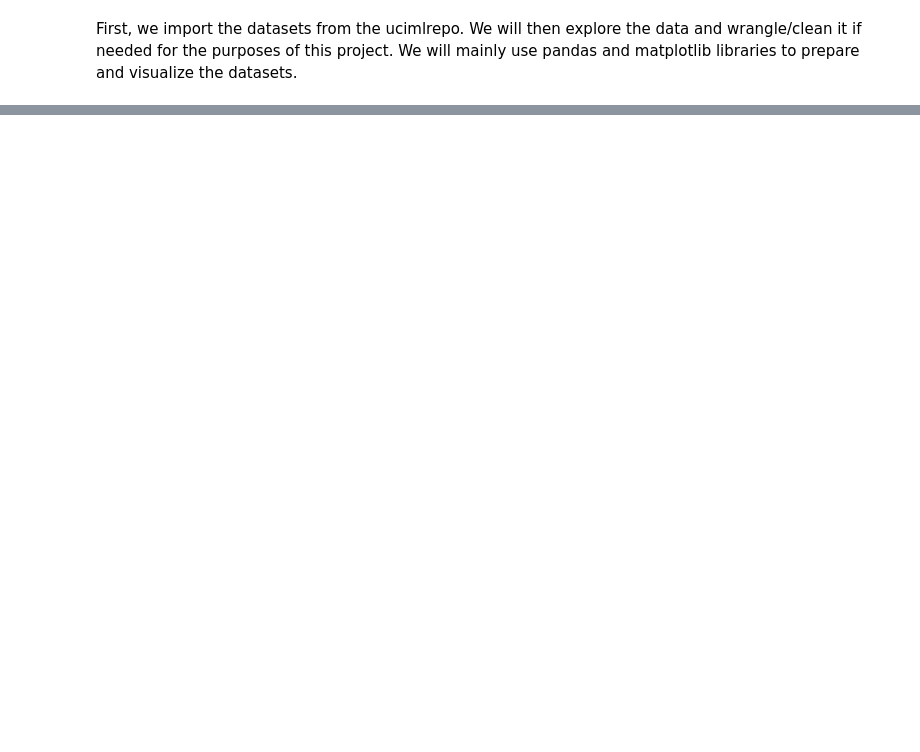
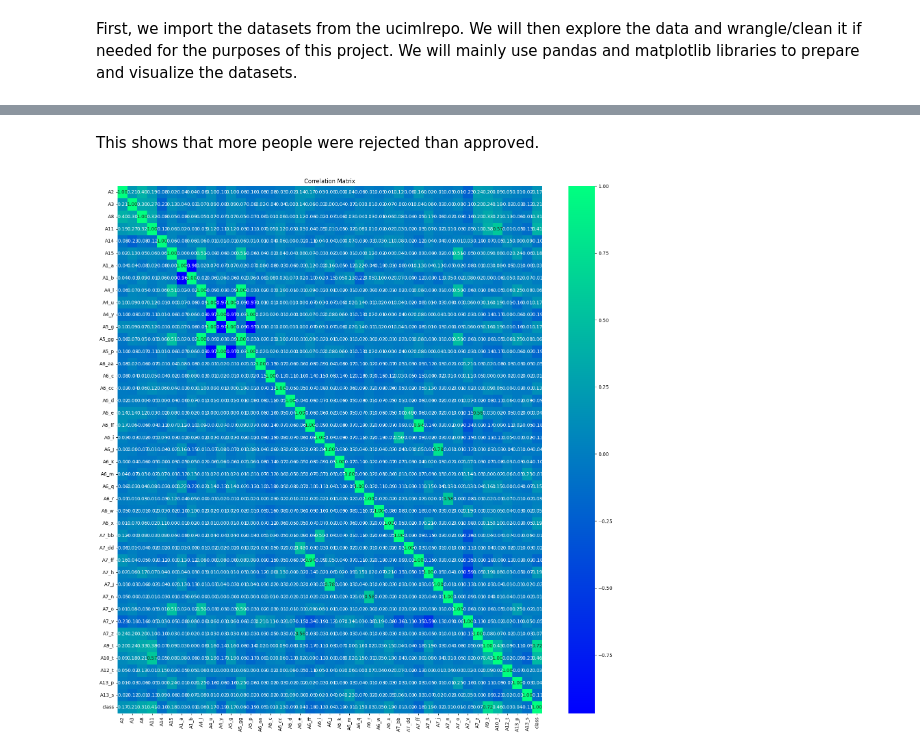
Before and after one commit to siakhorsand/Supervised-ML, a Jupyter notebook: FinalProj.ipynb, the cells around one changed output, grey strips where cells are left out. Saved outputs shown, nothing was run; the diff lists cells and outputs as text; code cells hidden in the pictures; blank space fills up the shorter version.

```diff
--- a/FinalProj.ipynb
+++ b/FinalProj.ipynb
@@ -101,0 +11,5 @@ print(f'Neural Network Accuracy: {accuracy_score(y_test, nn.predict(X_test)):.2f
+# %%
+path = 'data/Credit/crx.data'
+col_names = ['A'+str(i) for i in range(1, 16)] + ['class']
+credit=pd.read_csv(path, names=col_names)
+credit.head()
@@ -101,0 +126,17 @@ print(f'Neural Network Accuracy: {accuracy_score(y_test, nn.predict(X_test)):.2f
+# %% [markdown]
+This shows that more people were rejected than approved.
+# %%
+
+#move credit to the end for better readability of the corr matix
+credit_encoded = credit_encoded[[c for c in credit_encoded if c not in ['class']] + ['class']]
+
+X = credit_encoded.drop('class', axis=1)
+y = credit_encoded['class']
+
+corr_matrix = credit_encoded.corr()
+plt.figure(figsize=(20, 20))
+sns.heatmap(corr_matrix, annot=True, cmap='winter', fmt='.2f')
+plt.title('Correlation Matrix')
+plt.show()
+# %% [output]
+[figure, added]
```
Also changed, not shown: parts of 61 cells of this notebook, 1 other file.
